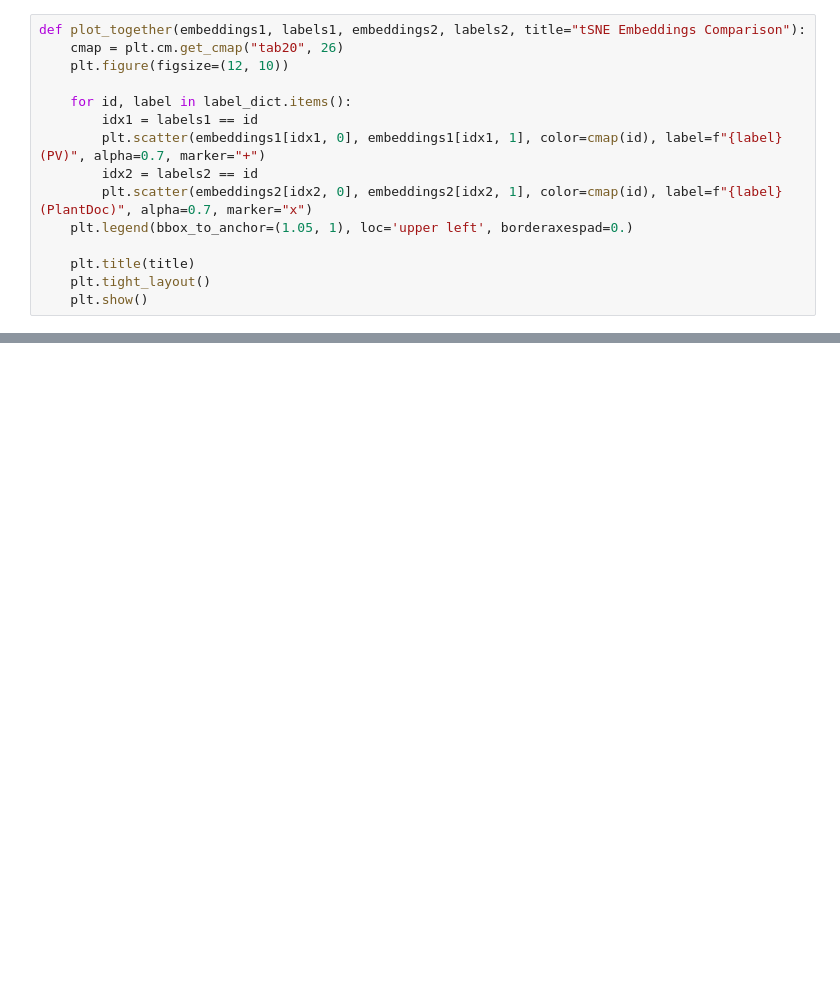
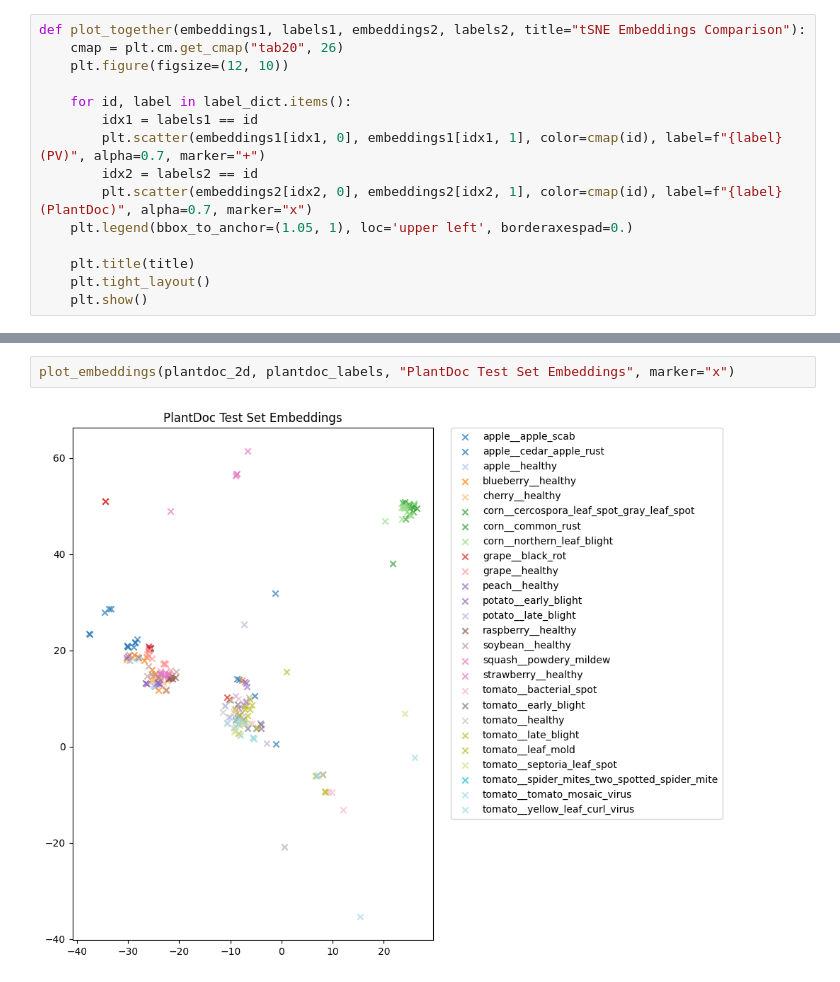
Before and after one commit to Jenpoer/plant-disease-detection, a Jupyter notebook: src/jupyter_notebooks/embeddings_eda.ipynb, the cells around one changed output, grey strips where cells are left out. Cells and saved outputs as stored; diff of their text form; blank space fills up the shorter version.

```diff
--- a/src/jupyter_notebooks/embeddings_eda.ipynb
+++ b/src/jupyter_notebooks/embeddings_eda.ipynb
@@ -170,0 +243,4 @@ plot_embeddings(plantdoc_2d, plantdoc_labels, "PlantDoc Test Set Embeddings", ma
+# %%
+plot_embeddings(plantdoc_2d, plantdoc_labels, "PlantDoc Test Set Embeddings", marker="x")
+# %% [output]
+[figure, added]
```
Also changed, not shown: parts of 13 cells of this notebook.
